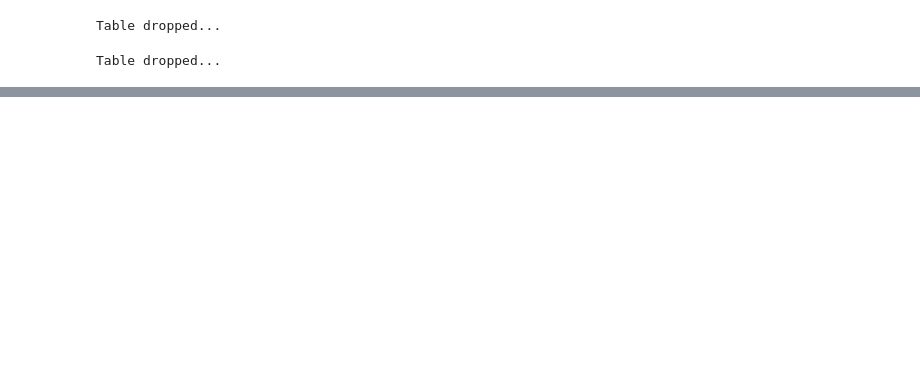
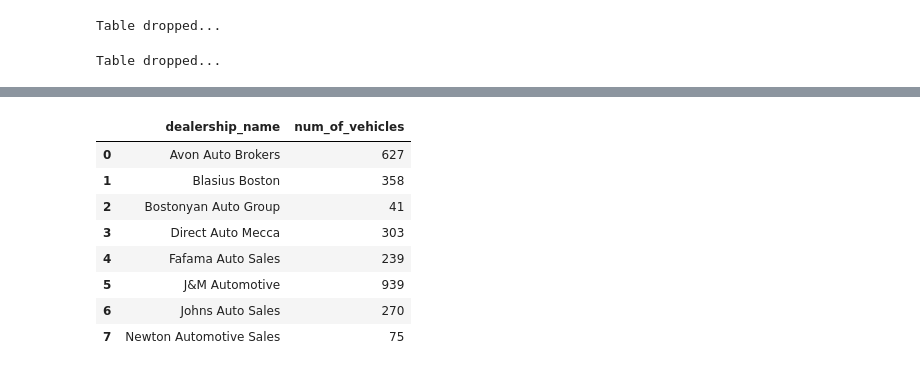
Before and after one commit to dkimhw/inventory-insights, a Jupyter notebook: explore_dealership.ipynb, the cells around one changed output, grey strips where cells are left out. Cells and saved outputs as stored; diff of their text form; code cells hidden in the pictures; blank space fills up the shorter version.

```diff
--- a/explore_dealership.ipynb
+++ b/explore_dealership.ipynb
@@ -741,0 +759,15 @@ add_data_to_sqlite3(DB_NAME, ERROR_TBL_NAME, error_df)
+# %%
+conn = sqlite3.connect('cars.db')
+sql_query = "SELECT dealership_name, count(*) AS num_of_vehicles FROM inventory GROUP BY 1"
+result = pd.read_sql_query(sql_query, conn)
+result
+# %% [output]
+|  | dealership_name | num_of_vehicles |
+| 0 | Avon Auto Brokers | 627 |
+| 1 | Blasius Boston | 358 |
+| 2 | Bostonyan Auto Group | 41 |
+| 3 | Direct Auto Mecca | 303 |
+| 4 | Fafama Auto Sales | 239 |
+| 5 | J&M Automotive | 939 |
+| 6 | Johns Auto Sales | 270 |
+| 7 | Newton Automotive Sales | 75 |
```
Also changed, not shown: parts of 30 cells of this notebook, 9 other files.
